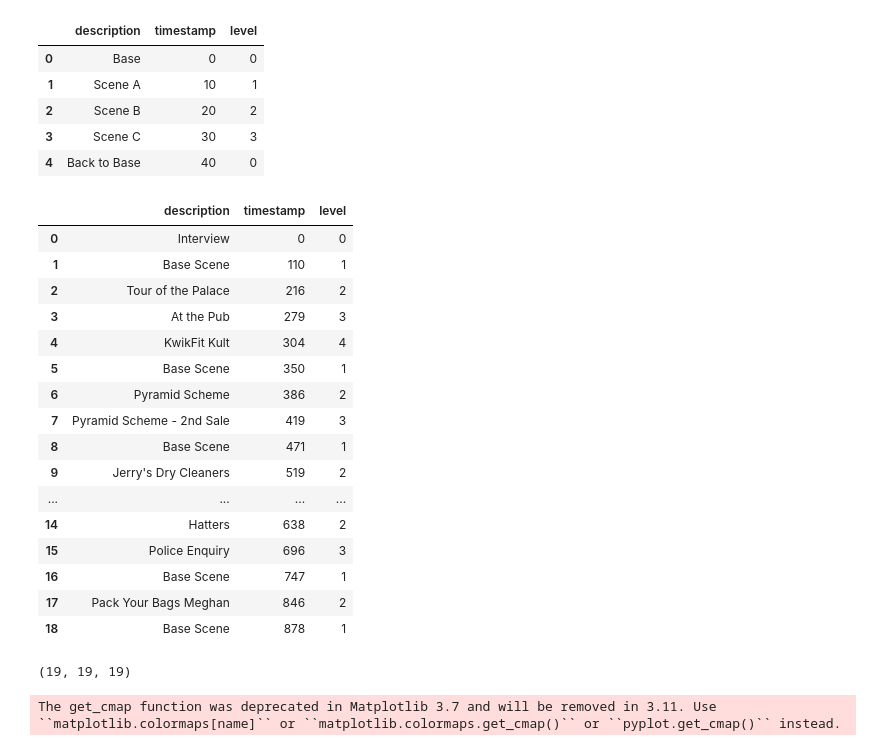
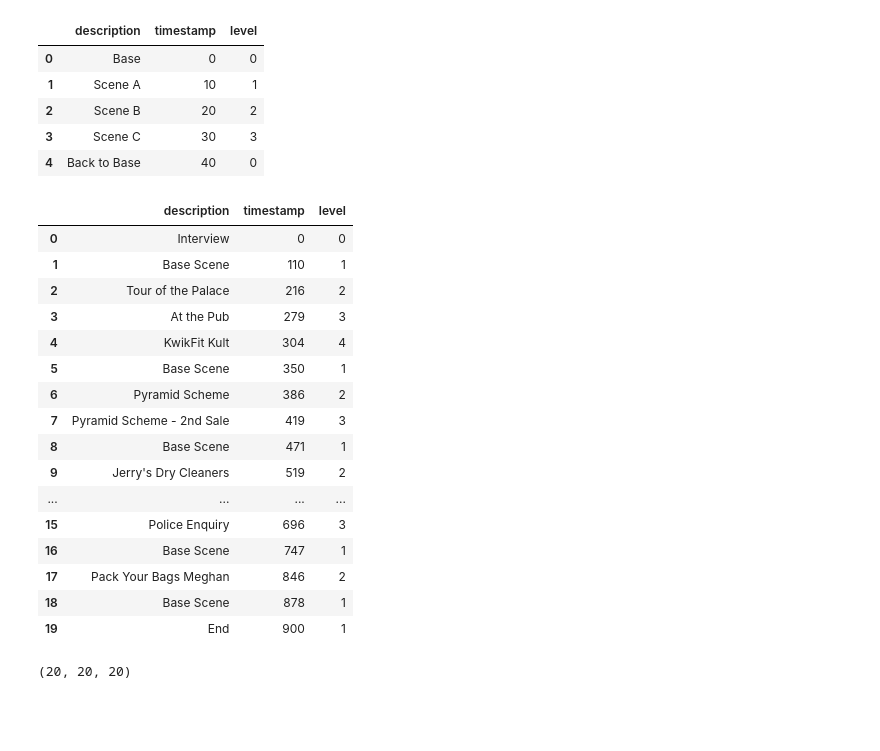
Before and after one commit to christianjohnhurry/improv-helper, a Jupyter notebook: notebooks/flower-chart.ipynb, the cells around one changed output. Cells and saved outputs as stored; diff of their text form; code cells hidden in the pictures; blank space fills up the shorter version.

Commit message:
add cage match data

```diff
--- a/notebooks/flower-chart.ipynb
+++ b/notebooks/flower-chart.ipynb
@@ -26,7 +26,8 @@ descriptions=[
     "Base Scene","Jerry's Dry Cleaners","Laundry Drop Off","Auntie Wants That Hat","Sacrificed for a Hat",
     "Base Scene", "Hatters", "Police Enquiry",
     "Base Scene","Pack Your Bags Meghan",
-    "Base Scene"
+    "Base Scene",
+    "End"
     ]
 timestamps=[
     "00:00", "01:50","03:36","04:39","05:04",
@@ -34,13 +35,16 @@ timestamps=[
     "7:51","8:39","9:06","9:38","10:07",
     "10:18", "10:38","11:36",
     "12:27","14:06",
-    "14:38"]
+    "14:38",
+    "15:00"
+    ]
 levels=[
     0, 1, 2, 3, 4,
 1,2,3,
 1,2,3,4,5,
 1,2,3,
 1,2,
+1,
 1]
 
 #convert list of strings of format "MM:SS" to list of integers in seconds
@@ -48,53 +52,54 @@ def convert_to_seconds(timestamps):
     seconds = []
     for t in timestamps:
         m, s = map(int, t.split(':'))
         total_seconds = m * 60 + s
         seconds.append(total_seconds)
     return seconds
 
 timestamps = convert_to_seconds(timestamps)
 
 data = {
     'description': descriptions,
     'timestamp': timestamps,
     'level': levels
 }
 
 df = pd.DataFrame(data)
 df
 # %% [output]
 |  | description | timestamp | level |
 | 0 | Interview | 0 | 0 |
 | 1 | Base Scene | 110 | 1 |
 | 2 | Tour of the Palace | 216 | 2 |
 | 3 | At the Pub | 279 | 3 |
 | 4 | KwikFit Kult | 304 | 4 |
 | 5 | Base Scene | 350 | 1 |
 | 6 | Pyramid Scheme | 386 | 2 |
 | 7 | Pyramid Scheme - 2nd Sale | 419 | 3 |
 | 8 | Base Scene | 471 | 1 |
 | 9 | Jerry's Dry Cleaners | 519 | 2 |
 | ... | ... | ... | ... |
-| 14 | Hatters | 638 | 2 |
 | 15 | Police Enquiry | 696 | 3 |
 | 16 | Base Scene | 747 | 1 |
 | 17 | Pack Your Bags Meghan | 846 | 2 |
 | 18 | Base Scene | 878 | 1 |
+| 19 | End | 900 | 1 |
 # %%
 len(descriptions), len(timestamps), len(levels)
 # %% [output]
-(19, 19, 19)
+(20, 20, 20)
 # %%
-# Plot straight lines for constant levels and arcs for transitions, colored by level (no markers)
+# Plot straight lines for constant levels and arcs for transitions, colored by level (no markers), annotated with description and pastel colors, with black text on top of the line
 import plotly.colors as pc
 from matplotlib import cm
 from matplotlib.colors import Normalize, to_hex
 
+# Use a pastel color wheel from plotly
+pastel_colors = pc.qualitative.Pastel1
 levels = df['level'].unique()
-norm = Normalize(vmin=min(levels), vmax=max(levels))
-cmap = cm.get_cmap('viridis')
+level_to_color = {level: pastel_colors[i % len(pastel_colors)] for i, level in enumerate(sorted(levels))}
 def get_level_color(level):
-    return to_hex(cmap(norm(level)))
+    return level_to_color[level]
 
 def bezier_arc(x0, y0, x1, y1, arc_height=0.5, steps=30):
     xm = (x0 + x1) / 2
@@ -116,24 +121,26 @@ fig = go.Figure()
 for i in range(len(df)-1):
     x0, y0 = df['timestamp'][i], df['level'][i]
     x1, y1 = df['timestamp'][i+1], df['level'][i+1]
-    # Use MM:SS for x-axis
     x0_mmss, x1_mmss = df['timestamp_mmss'][i], df['timestamp_mmss'][i+1]
     color = get_level_color(y0)
+    desc = df['description'][i+1]  # annotate with next scene's description
     if y0 == y1:
-        fig.add_trace(go.Scatter(x=[x0_mmss, x1_mmss], y=[y0, y1], mode='lines', line=dict(color=color, width=2), showlegend=False))
+        fig.add_trace(go.Scatter(x=[x0_mmss, x1_mmss], y=[y0, y1], mode='lines+text', line=dict(color=color, width=4), text=[None, desc], textposition='top center', textfont=dict(size=14, color='black'), showlegend=False))
     else:
         arc_start = x1 - (x1 - x0) * 0.2
         arc_start_mmss = seconds_to_mmss(arc_start)
-        fig.add_trace(go.Scatter(x=[x0_mmss, arc_start_mmss], y=[y0, y0], mode='lines', line=dict(color=color, width=2), showlegend=False))
+        fig.add_trace(go.Scatter(x=[x0_mmss, arc_start_mmss], y=[y0, y0], mode='lines', line=dict(color=color, width=4), showlegend=False))
         arc_x, arc_y = bezier_arc(arc_start, y0, x1, y1, arc_height=0.7)
         arc_x_mmss = [seconds_to_mmss(x) for x in arc_x]
-        fig.add_trace(go.Scatter(x=arc_x_mmss, y=arc_y, mode='lines', line=dict(color=color, width=2), showlegend=False))
+        # Only annotate at the end of the arc
+        arc_text = [None]*(len(arc_x_mmss)-1) + [desc]
+        fig.add_trace(go.Scatter(x=arc_x_mmss, y=arc_y, mode='lines+text', line=dict(color=color, width=4), text=arc_text, textposition='bottom center', textfont=dict(size=14, color='black'), showlegend=False))
 
-fig.update_layout(title='Show Structure (Flat with Quick Arcs, Colored by Level, No Markers)',
+fig.update_layout(title='Scamps - Cage Match Qualifier - 26/09/25',
                   xaxis_title='Time (MM:SS)',
                   yaxis_title='Level',
                   yaxis=dict(dtick=1),
-                  showlegend=False)
+                  showlegend=False,
+                  width=1800,
+                  height=700)
 fig.show()
-# %% [output]
-The get_cmap function was deprecated in Matplotlib 3.7 and will be removed in 3.11. Use ``matplotlib.colormaps[name]`` or ``matplotlib.colormaps.get_cmap()`` or ``pyplot.get_cmap()`` instead.
```
Also changed, not shown: parts of 1 cell of this notebook.
